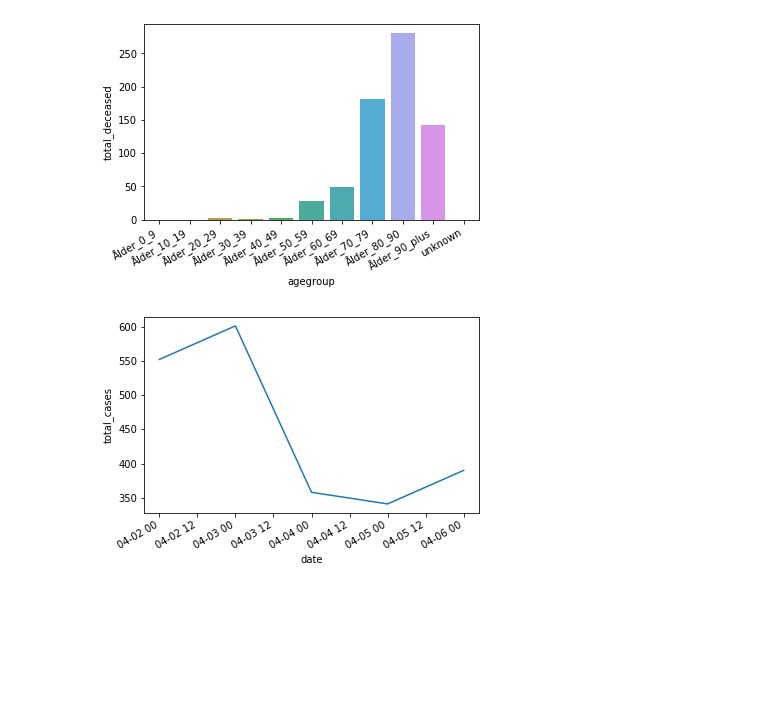
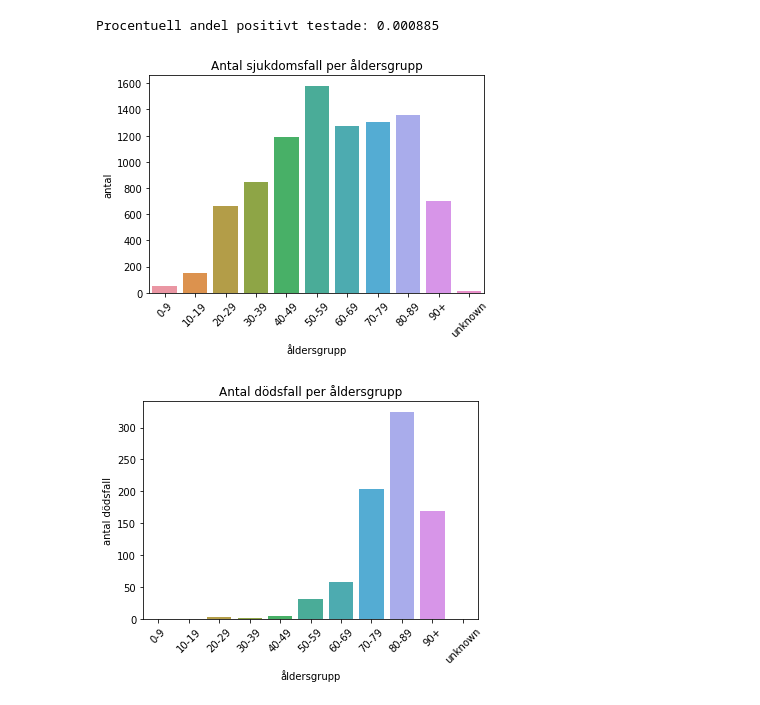
Before and after one commit to vbodell/covid-19, a Jupyter notebook: covid-playground.ipynb, the cells around one changed output. Drawn from its saved outputs; the diff is of its cells as text; code cells hidden in the pictures; blank space fills up the shorter version.

```diff
--- a/covid-playground.ipynb
+++ b/covid-playground.ipynb
@@ -30,0 +17,4 @@ total_df
+# %%
+pop_2019 = pd.read_pickle('external/pop_2019.pkl')
+pop_agegroup = pop_2019.groupby('agegroup')['value'].sum()
+pop_sex = pop_2019.groupby('sex')['value'].sum()
@@ -31,4 +28,16 @@ total_df
+# %%
+male_per_100k = 1000 * 100 * total_df.loc[total_df.sex == 'Man', 'total_cases']/pop_sex[1]
+female_per_100k = 1000 * 100 * total_df.loc[total_df.sex == 'Kvinna', 'total_cases']/pop_sex[0]
+total_df.loc[total_df.sex == 'Man', 'cases_per_100k'] = male_per_100k
+total_df.loc[total_df.sex == 'Kvinna', 'cases_per_100k'] = female_per_100k
+# %%
+total_df.loc[total_df.agegroup == '80-90', 'agegroup'] = '80-89'
+agegroup_rows = total_df[total_df.agegroup.notna()]
+age_cases_per_100k = 1000 * 100 * agegroup_rows.total_cases[:-1]/pop_agegroup.to_numpy()
+age_cases_per_100k
+total_df.loc[total_df.agegroup.notna(), 'cases_per_100k'] = age_cases_per_100k
 # %%
-age_df = total_df[total_df['agegroup'].notna()]
-age_df.assign(percent_deceased=age_df['total_deceased']/age_df['total_cases'])
-age_df = age_df[age_df.columns[2:]]
+age_df = total_df.loc[total_df.agegroup.notna(),total_df.columns[2:]]
+age_df['cases_percentage'] = age_df['cases_per_100k']/1000
+age_df['deceased_percentage'] = 100 * age_df['total_deceased']/age_df['total_cases']
+age_df
@@ -41,12 +57,16 @@ fig.autofmt_xdate()
-# %%
-fig = plt.figure()
-sns.barplot('agegroup', 'total_deceased', data=age_df)
-fig.autofmt_xdate()
-# %% [output]
-[figure, removed]
-# %%
-fig = plt.figure()
-sns.lineplot('date', 'total_cases', data=day_complete_df[day_complete_df['date'] > '2020-04-01'])
-fig.autofmt_xdate()
-# %% [output]
-[figure, removed]
+# %%
+print(f'Procentuell andel positivt testade: {day_df.total_cases.sum()/pop_agegroup.sum():.3}')
+# %% [output]
+Procentuell andel positivt testade: 0.000885
+# %%
+ax = sns.barplot('agegroup', 'total_cases', data=age_df)
+ax.set_xticklabels(age_df.agegroup, rotation=45)
+_ = ax.set(title='Antal sjukdomsfall per åldersgrupp', xlabel='åldersgrupp', ylabel='antal')
+# %% [output]
+[figure, added]
+# %%
+ax = sns.barplot('agegroup', 'total_deceased', data=age_df)
+ax.set_xticklabels(age_df.agegroup, rotation=45)
+_ = ax.set(title='Antal dödsfall per åldersgrupp', xlabel='åldersgrupp', ylabel='antal dödsfall')
+# %% [output]
+[figure, added]
```
Also changed, not shown: parts of 15 cells of this notebook.
